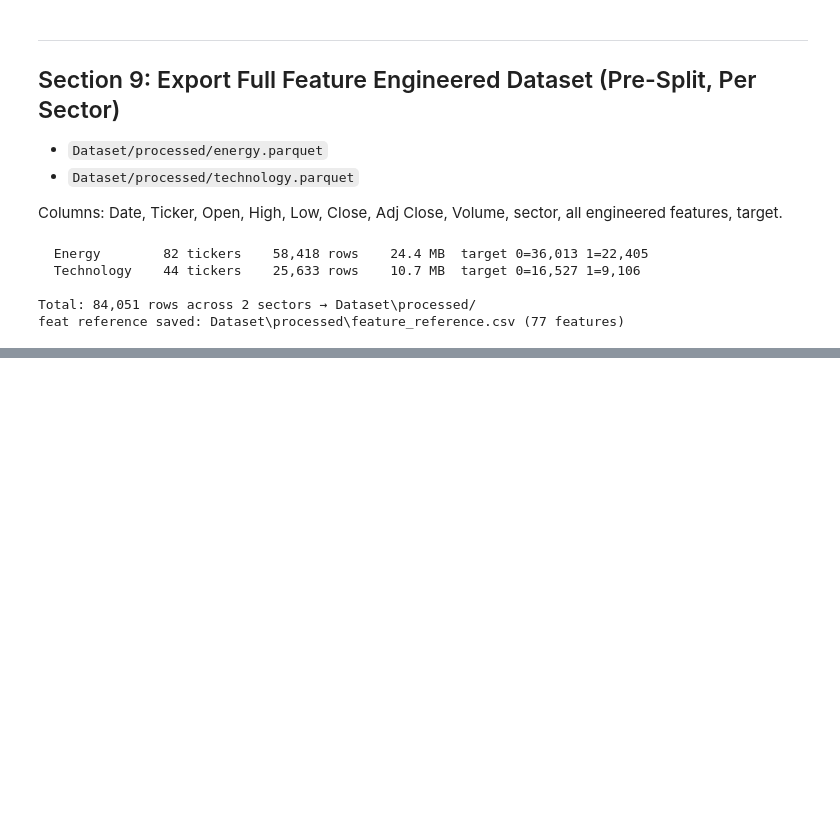
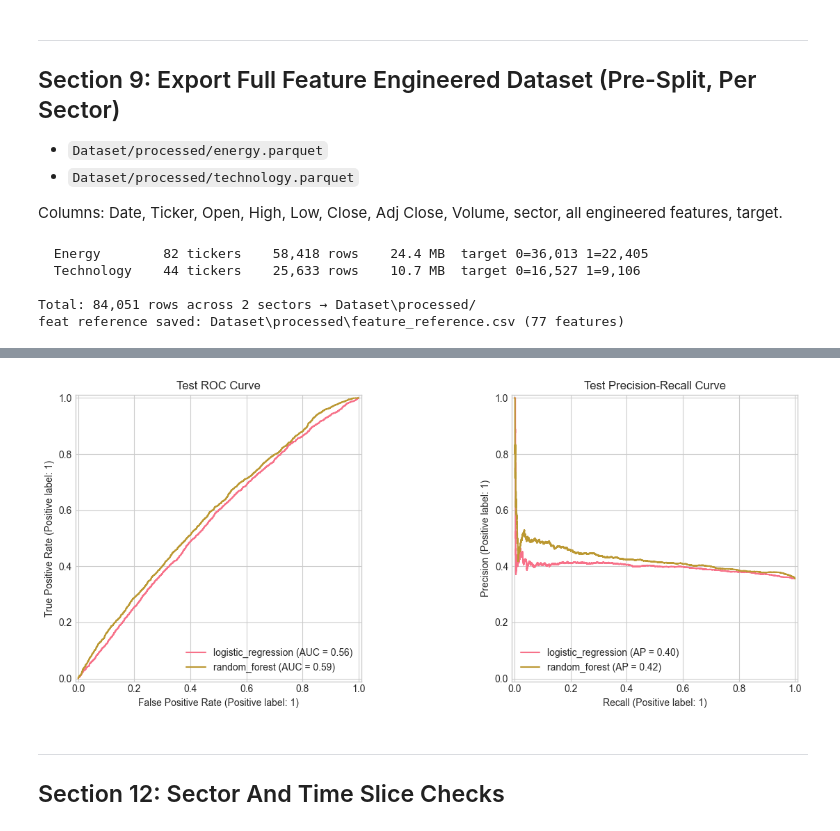
Before and after one commit to DraPraks/JCI-Time-Series, a Jupyter notebook: Week2_submission_JCI_Prediction.ipynb, the cells around one changed output, grey strips where cells are left out. Drawn from its saved outputs; the diff is of its cells as text; code cells hidden in the pictures; blank space fills up the shorter version.

```diff
--- a/Week2_submission_JCI_Prediction.ipynb
+++ b/Week2_submission_JCI_Prediction.ipynb
@@ -1743,0 +2703,16 @@ feat reference saved: Dataset\processed\feature_reference.csv (77 features)
+# %%
+fig, axes = plt.subplots(1, 2, figsize=(13, 5))
+for model_name in models.keys():
+    pred = predictions_df[(predictions_df['model'] == model_name) & (predictions_df['split'] == 'test')]
+    RocCurveDisplay.from_predictions(pred['target'], pred['y_score'], name=model_name, ax=axes[0])
+    PrecisionRecallDisplay.from_predictions(pred['target'], pred['y_score'], name=model_name, ax=axes[1])
+
+axes[0].set_title('Test ROC Curve')
+axes[1].set_title('Test Precision-Recall Curve')
+plt.tight_layout()
+plt.show()
+# %% [output]
+[figure, added]
+# %% [markdown]
+---
+## Section 12: Sector And Time Slice Checks
```
Also changed, not shown: parts of 71 cells of this notebook, 16 other files.
